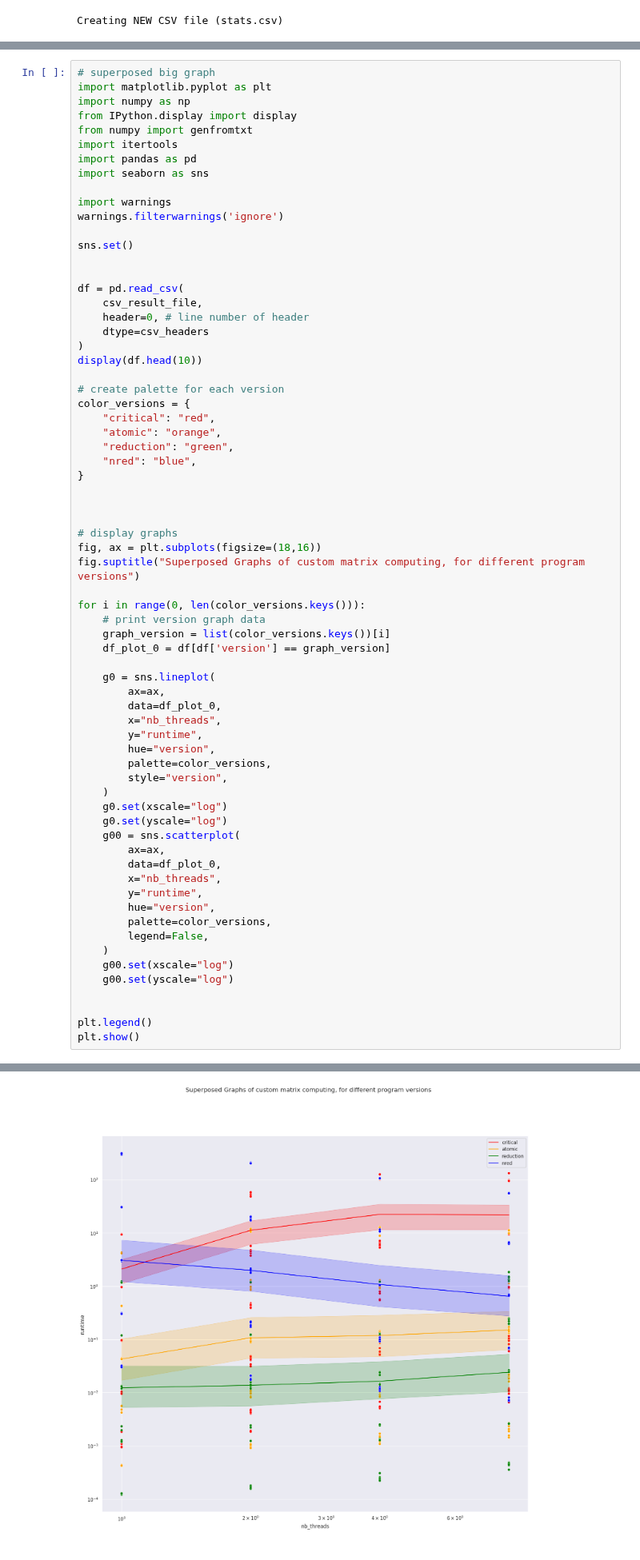
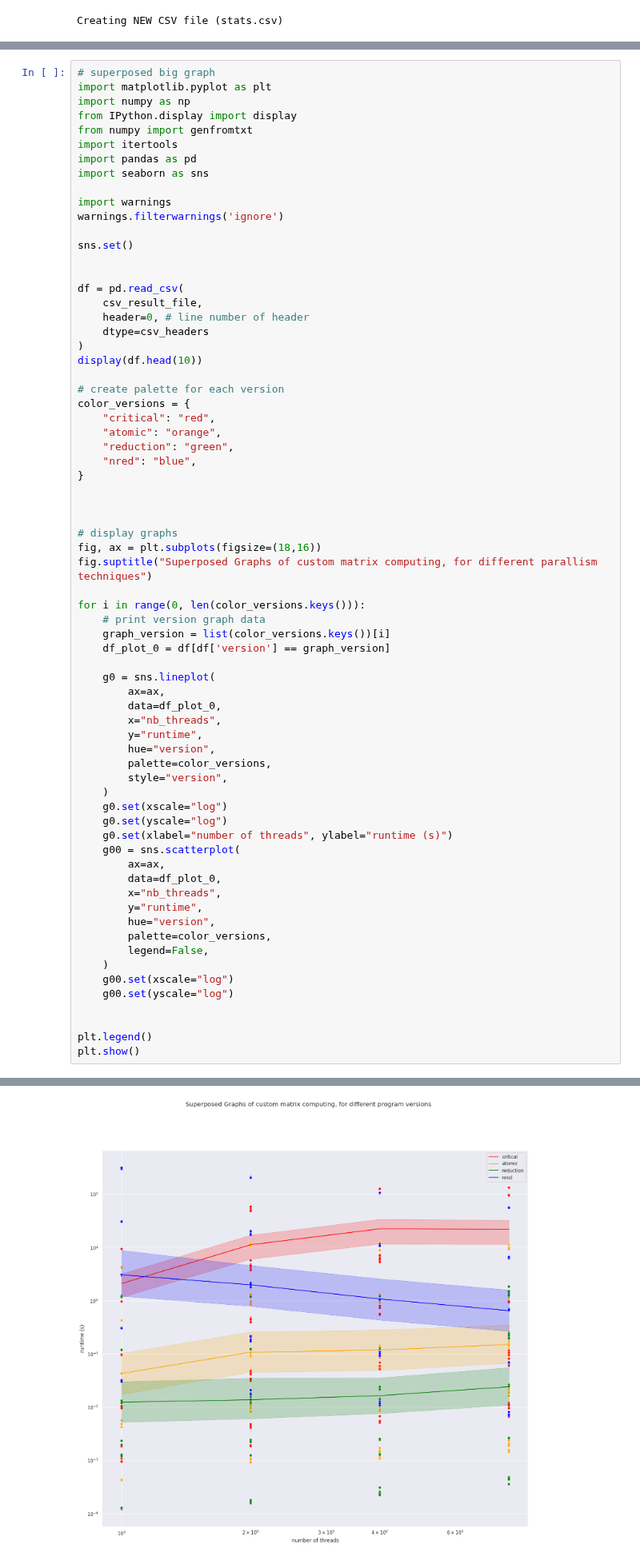
Before and after one commit to 0nyr/OT5_open_mp_optimization, a Jupyter notebook: part_1/openmp_tp.ipynb, the cells around one changed output, grey strips where cells are left out. Shown at 80% size. Drawn from its saved outputs; the diff is of its cells as text.

```diff
--- a/part_1/openmp_tp.ipynb
+++ b/part_1/openmp_tp.ipynb
@@ -312,7 +316,7 @@ color_versions = {
 
 # display graphs
 fig, ax = plt.subplots(figsize=(18,16))
-fig.suptitle("Superposed Graphs of custom matrix computing, for different program versions")
+fig.suptitle("Superposed Graphs of custom matrix computing, for different parallism techniques")
 
 for i in range(0, len(color_versions.keys())):
     # print version graph data
@@ -330,34 +334,35 @@ for i in range(0, len(color_versions.keys())):
     )
     g0.set(xscale="log")
     g0.set(yscale="log")
+    g0.set(xlabel="number of threads", ylabel="runtime (s)")
     g00 = sns.scatterplot(
         ax=ax,
         data=df_plot_0,
         x="nb_threads",
         y="runtime",
         hue="version",
         palette=color_versions,
         legend=False,
     )
     g00.set(xscale="log")
     g00.set(yscale="log")
 
 
 plt.legend()
 plt.show()
 # %% [output]
 |  | version | nb_threads | num_steps | runtime |
 | 0 | critical | 1 | 100000 | 0.001093 |
 | 1 | atomic | 1 | 100000 | 0.000429 |
 | 2 | reduction | 1 | 100000 | 0.000120 |
 | 3 | nred | 1 | 100000 | 0.031995 |
 | 4 | critical | 1 | 100000 | 0.000960 |
 | 5 | atomic | 1 | 100000 | 0.000422 |
 | 6 | reduction | 1 | 100000 | 0.000123 |
 | 7 | nred | 1 | 100000 | 0.031767 |
 | 8 | critical | 1 | 100000 | 0.001837 |
 | 9 | atomic | 1 | 100000 | 0.000430 |
-[figure, old version]
+[figure, new version]
 # %% [markdown]
 # Observations
 
```
Also changed, not shown: parts of 1 cell of this notebook, 6 other files.
